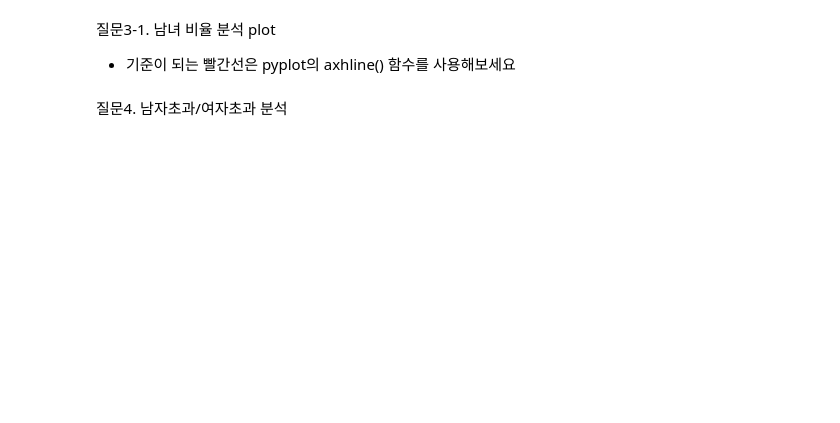
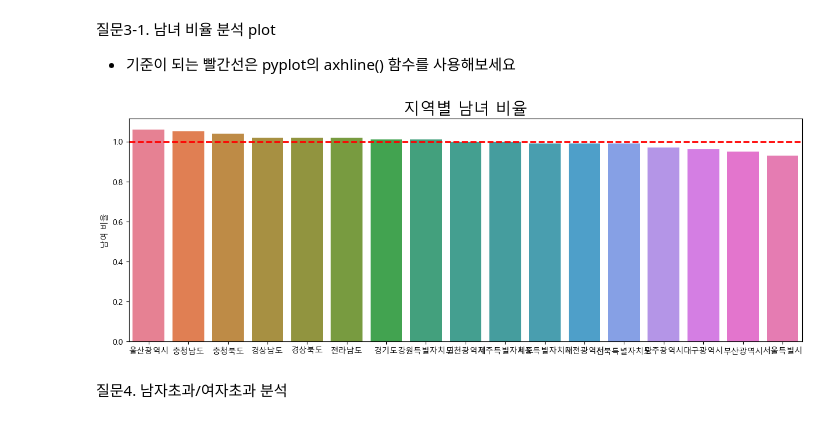
Before and after one commit to nirey-l/Python_Webscraping_Analysis, a Jupyter notebook: 연습문제_웹스크래핑/04_인구현황_pandas.ipynb, the cells around one changed output. Cells and saved outputs as stored; diff of their text form; code cells hidden in the pictures; blank space fills up the shorter version.

```diff
--- a/연습문제_웹스크래핑/04_인구현황_pandas.ipynb
+++ b/연습문제_웹스크래핑/04_인구현황_pandas.ipynb
@@ -47,5 +125,39 @@ plt.show()
 # %% [markdown]
 질문3-1. 남녀 비율 분석 plot
 *   기준이 되는 빨간선은 pyplot의 axhline() 함수를 사용해보세요
+# %%
+import matplotlib
+import matplotlib.pyplot as plt
+import matplotlib.font_manager as fm
+import seaborn as sns
+
+# 한글폰트 path 설정
+font_path = 'C:\\Windows\\Fonts\\malgunsl.ttf'
+# font의 파일정보로 font name 을 알아내기
+font_name = fm.FontProperties(fname=font_path).get_name()
+# matplotlib의 rc(run command) 함수를 사용해서 font name(Malgun Gothic) 설정
+matplotlib.rc('font', family=font_name)
+
+# '전국' 행 없애기
+df_filtered = data.drop(0).sort_values(by='남여 비율', ascending=False)
+
+# 그래프 그리기
+# plt.subplots(): 그래프가 그려질 '그림(figure)'과 '축(axes1)'을 만듦
+figure,(axes1) = plt.subplots(nrows=1, ncols=1)
+figure.set_size_inches(15, 5)
+
+# 데이터 정렬 및 시각화
+# hue: 그래프를 알록달록하게
+# .sort_values(by=열, ascending=True(오름차순),False(내림차순), inplace=True(원본 데이터에 덮어씀),False(원본은 그대로 두고 복사본을 반환))
+sns.barplot(data=df_filtered.sort_values(by='남여 비율', ascending=False), x='행정기관', y='남여 비율', ax=axes1, hue='행정기관')
+# 기준이 되는 빨간선
+# y=1.0 위치에 빨간색(red), 파선(linestyle='--')의 선
+axes1.axhline(y=1.0, color='r', linestyle='--', linewidth=2)
+# x축 이름(label) 제거하기
+axes1.set_xlabel('')
+plt.title('지역별 남녀 비율', fontsize=20)
+plt.show()
+# %% [output]
+[figure, added]
 # %% [markdown]
 질문4. 남자초과/여자초과 분석
```
Also changed, not shown: parts of 10 cells of this notebook.
